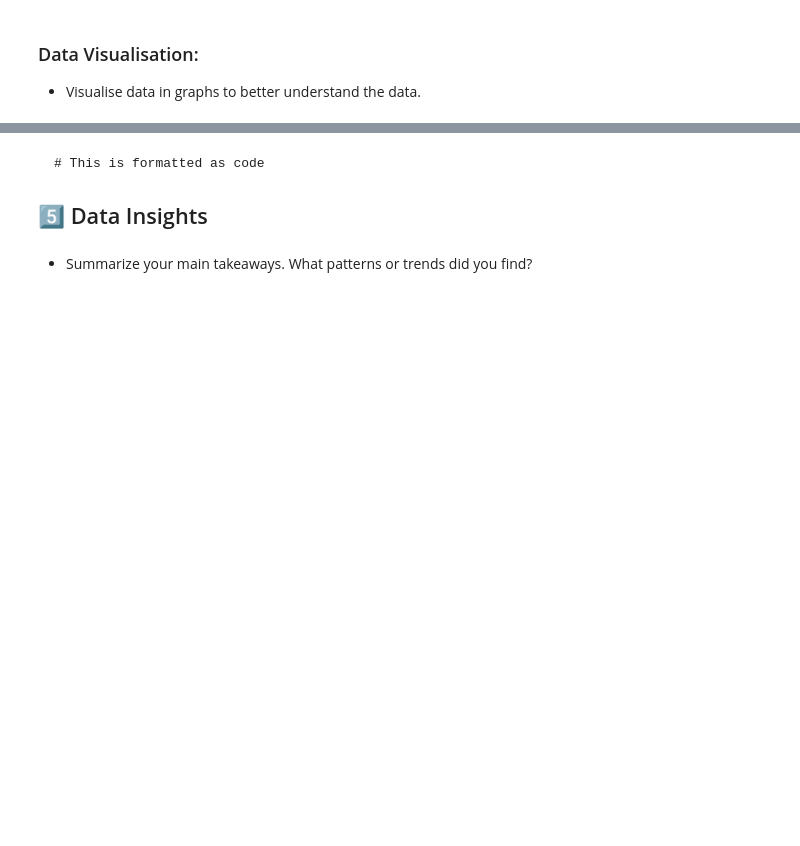
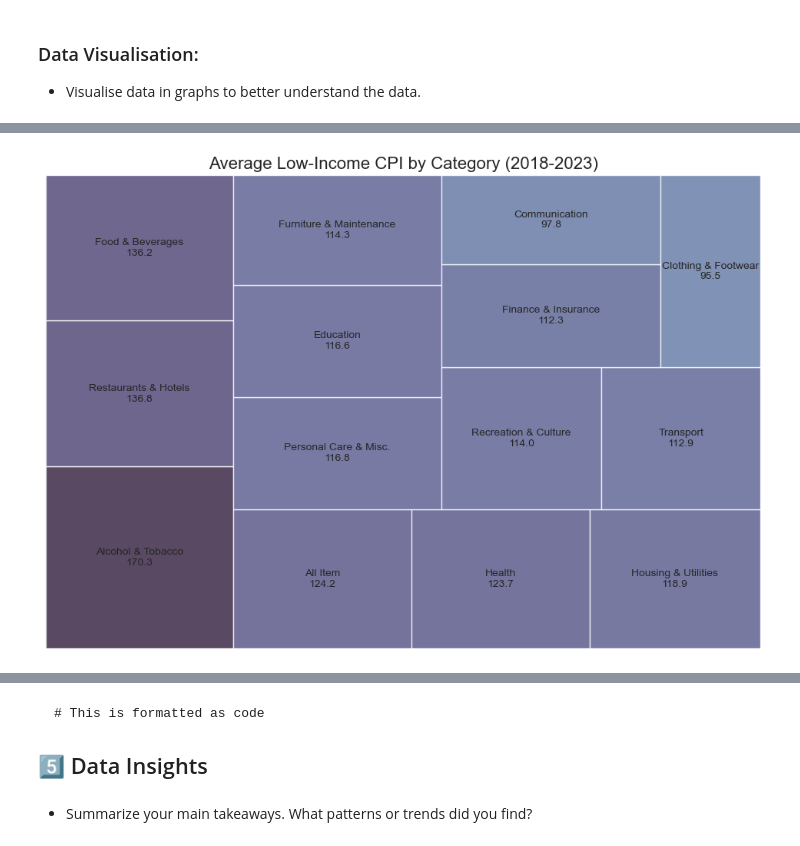
Before and after one commit to faizzmi/capstone-project-kyouth, a Jupyter notebook: main.ipynb, the cells around one changed output, grey strips where cells are left out. Drawn from its saved outputs; the diff is of its cells as text; code cells hidden in the pictures; blank space fills up the shorter version.

```diff
--- a/main.ipynb
+++ b/main.ipynb
@@ -444,15 +504,12 @@ print(merged_cpi_population2.head())
 # %%
-# Join 2: Low-Income CPI + MCOICOP (for category mapping)
+# Join 3: Low-Income CPI + MCOICOP
 merged_lowincome = pd.merge(
-    lowincome_cpi_manipulated, MCOICOP_manipulated,
-    # lowincome_cpi_manipulated, MCOICOP_manipulated[["division", "category"]],
+    lowincome_cpi_manipulated,
+    MCOICOP_manipulated[['division', 'digits','desc_en', 'desc_bm', 'category']],
     on="division", how="left"
 )
 
 # Verify
-# Filter rows where division == "02"
-filtered = merged_lowincome[merged_lowincome["division"] == "02"]
-
-# Show first few rows
-print(filtered.head())
+print("Merged Low Income CPI + MCOICOP:")
+merged_lowincome.head()
 # %% [output]
@@ -515,0 +639,6 @@ Merged state CPI + MCOICOP:
+# %%
+low_cpi_filtered = merged_lowincome[
+    (merged_lowincome['date'] >= '2018-01-01') &
+    (merged_lowincome['date'] <= '2023-12-31')
+]
+low_cpi_filtered.head()
@@ -515,0 +697,3 @@ Merged state CPI + MCOICOP:
+# %%
+category_avg = low_cpi_filtered.groupby('category')['index'].mean().reset_index().sort_values(by='index', ascending=False)
+category_avg.head()
@@ -518,0 +753,21 @@ Merged state CPI + MCOICOP:
+# %%
+# obj2: Identify categories driving inflation
+
+# Create continuous colormap
+cmap = sns.cubehelix_palette(start=0.5, rot=-0.5, as_cmap=True)
+
+# Sort categories by index descending
+category_avg = category_avg.sort_values(by='index', ascending=False)
+
+plt.figure(figsize=(12,8))
+squarify.plot(
+    sizes=category_avg['index'],
+    label=category_avg['category'] + '\n' + category_avg['index'].round(1).astype(str),
+    color=cmap(category_avg['index'] / category_avg['index'].max()),
+    alpha=0.8
+)
+plt.title("Average Low-Income CPI by Category (2018-2023)", fontsize=16)
+plt.axis('off')
+plt.show()
+# %% [output]
+[figure, added]
```
Also changed, not shown: parts of 26 cells of this notebook, 3 other files.
